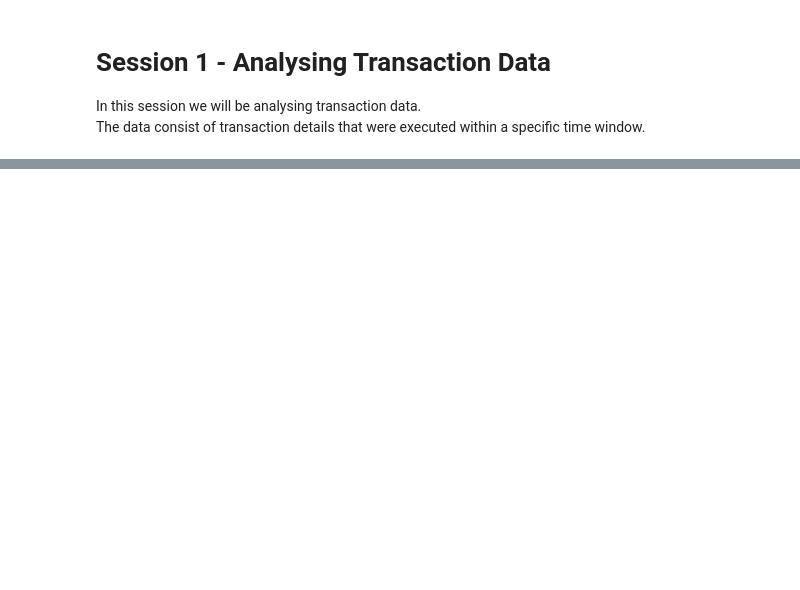
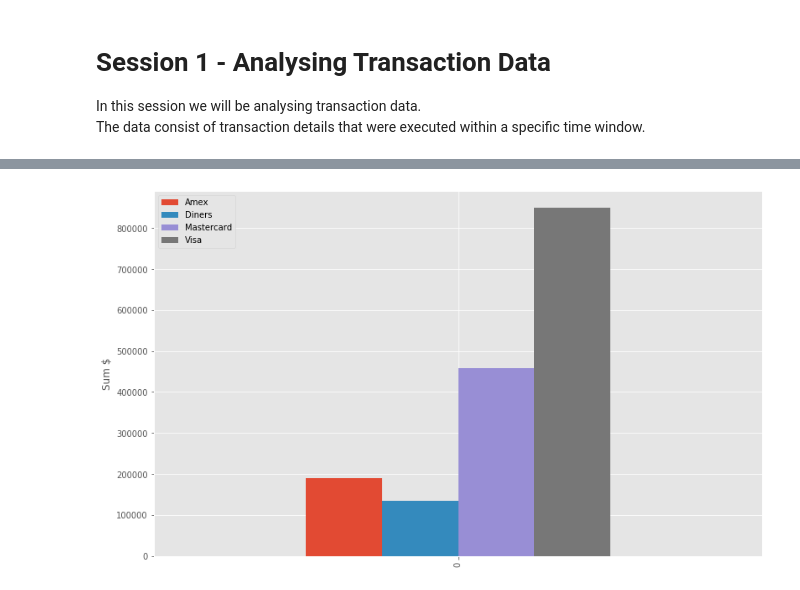
Before and after one commit to jodatut/2020, a Jupyter notebook: koodiesimerkit/Session 1 - Analysis of Transactions.ipynb, the cells around one changed output, grey strips where cells are left out. Cells and saved outputs as stored; diff of their text form; code cells hidden in the pictures; blank space fills up the shorter version.

```diff
--- a/koodiesimerkit/Session 1 - Analysis of Transactions.ipynb
+++ b/koodiesimerkit/Session 1 - Analysis of Transactions.ipynb
@@ -106,12 +200,14 @@ print(payment_values)
 # %%
 # Plotting results
 
 # Creating new dataframe to be plotted
 df_plot = pd.DataFrame([[sum_amex, sum_diners, sum_mc, sum_visa]])
 df_plot.columns = ['Amex', 'Diners', 'Mastercard', 'Visa']
 
-df_plot.plot.bar(figsize=(15,10))
+df_plot.plot.bar(figsize=(13,8))
 
 plt.legend(loc=2)
 plt.ylabel('Sum $')
 plt.show()
+# %% [output]
+[figure, added]
```
Also changed, not shown: parts of 8 cells of this notebook, 6 other files.
